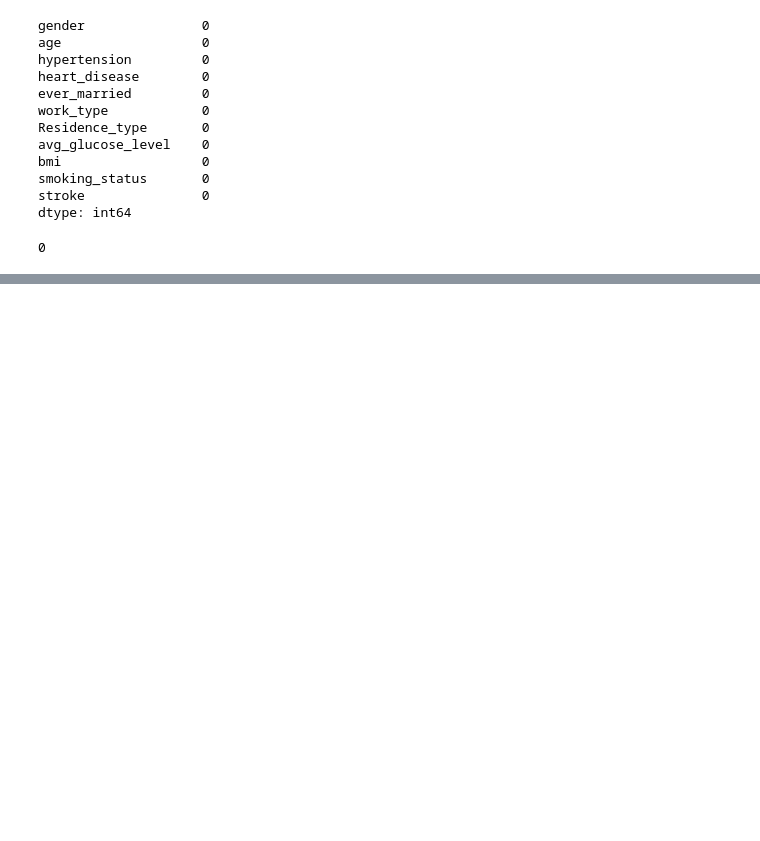
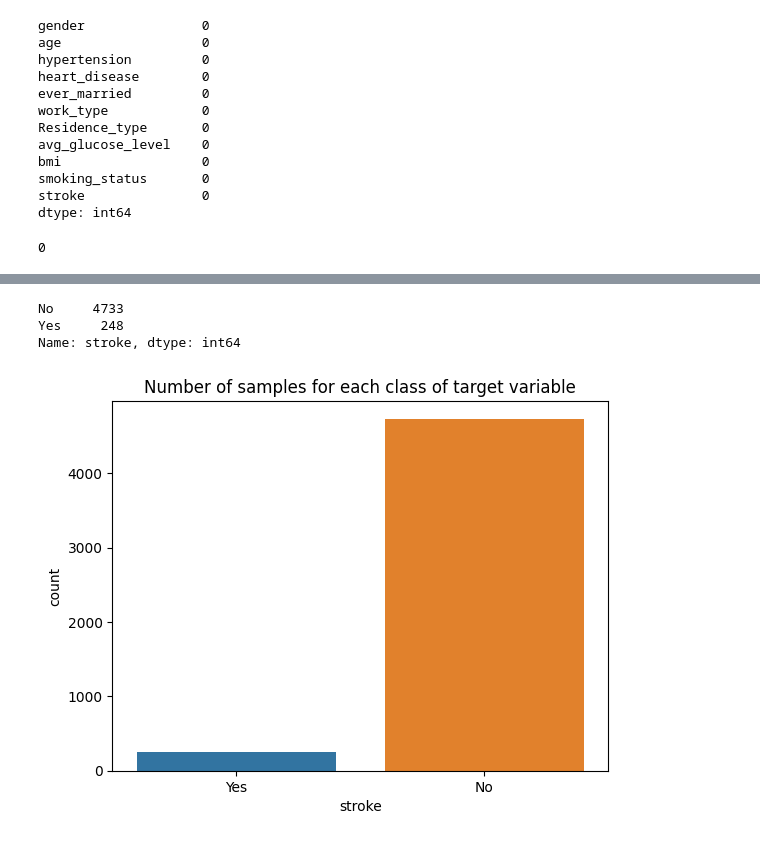
Before and after one commit to Mahdi-Abdullah/Brain-Stroke-Prediction-Using-Machine-Learning, a Jupyter notebook: Brain_Stroke _Prediction_Classification.ipynb, the cells around one changed output, grey strips where cells are left out. Saved outputs shown, nothing was run; the diff lists cells and outputs as text; code cells hidden in the pictures; blank space fills up the shorter version.

Commit message:
Update data cleaning

```diff
--- a/Brain_Stroke _Prediction_Classification.ipynb
+++ b/Brain_Stroke _Prediction_Classification.ipynb
@@ -50,3 +51,34 @@ dtype: int64
 dataset.duplicated().sum()
 # %% [output]
 0
+# %%
+# replace the target values with  Yes/No
+dataset['stroke'] = dataset['stroke'].replace({1:'Yes', 0:'No'})
+
+# replace the gender values with 0/1
+dataset['gender'] = dataset['gender'].replace({'Male': 0, 'Female': 1})
+
+# replace the ever_married values with 0/1
+dataset['ever_married'] = dataset['ever_married'].replace({'No': 0, 'Yes': 1})
+
+# replace the work_type values with 0/1/2/3/4
+dataset['work_type'] = dataset['work_type'].replace({'children': 0, 'Govt_job': 1, 'Never_worked': 2, 'Private': 3, 'Self-employed': 4})
+
+# replace the Residence_type values with 0/1
+dataset['Residence_type'] = dataset['Residence_type'].replace({'Rural': 0, 'Urban': 1})
+
+# replace the smoking_status values with 0/1/2/3
+dataset['smoking_status'] = dataset['smoking_status'].replace({'formerly smoked': 0, 'never smoked': 1, 'smokes': 2, 'Unknown': 3})
+
+# replace the age values with 0/1/2/3
+for row in dataset.index:
+    if dataset.loc[row, 'age'] < 26:
+        dataset.loc[row, 'age'] = 0
+    elif dataset.loc[row, 'age'] < 46:
+        dataset.loc[row, 'age'] = 1
+    elif dataset.loc[row, 'age'] < 62:
+        dataset.loc[row, 'age'] = 2
+    elif dataset.loc[row, 'age'] < 83:
+        dataset.loc[row, 'age'] = 3
+
+dataset
@@ -52,0 +128,13 @@ dataset.duplicated().sum()
+# %%
+# let's check number of samples for each class of target variable
+dataset['stroke'].value_counts()
+# %% [output]
+No     4733
+Yes     248
+Name: stroke, dtype: int64
+# %%
+# let's visualise the number of samples for each class with count plot
+sns.countplot(x='stroke', data=dataset)
+plt.title("Number of samples for each class of target variable");
+# %% [output]
+[figure, added]
```
Also changed, not shown: parts of 8 cells of this notebook.
